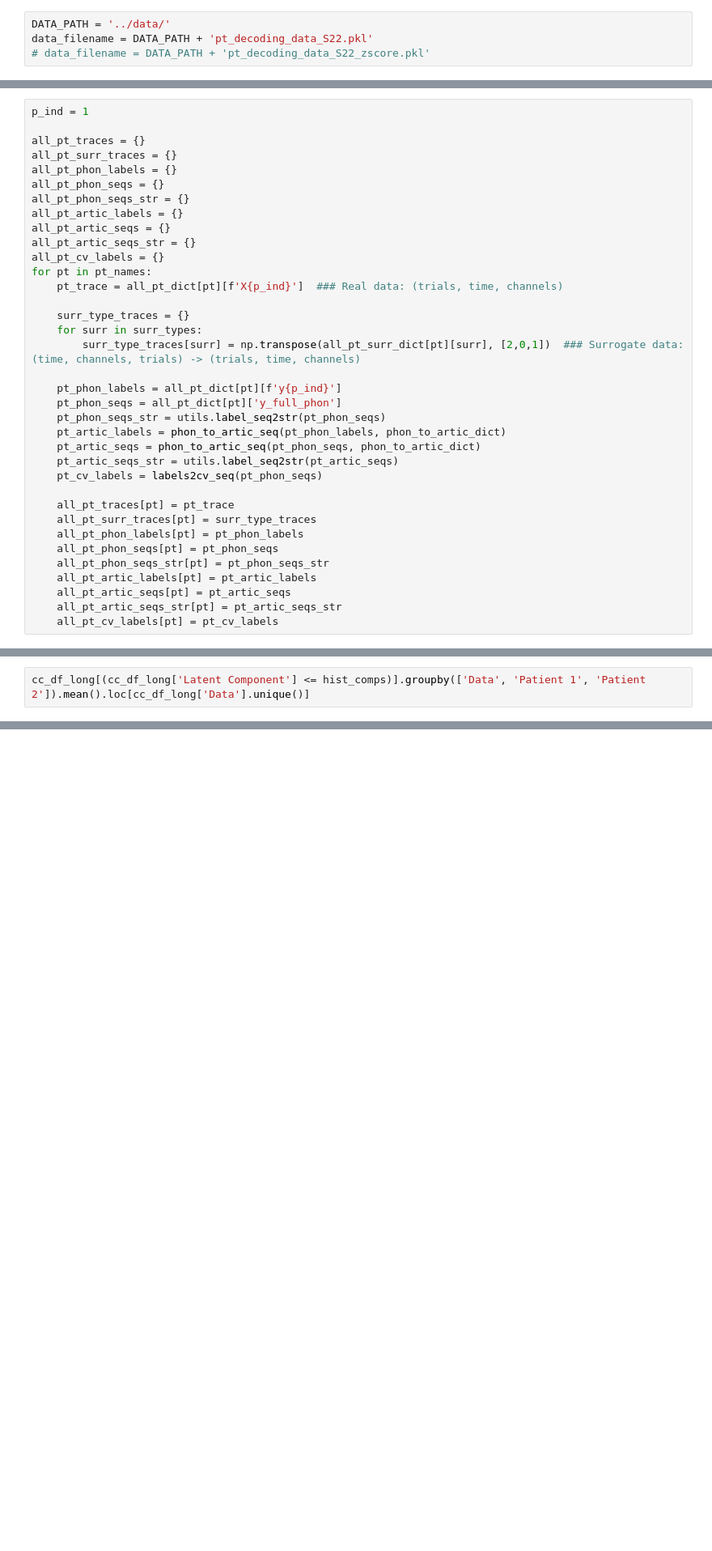
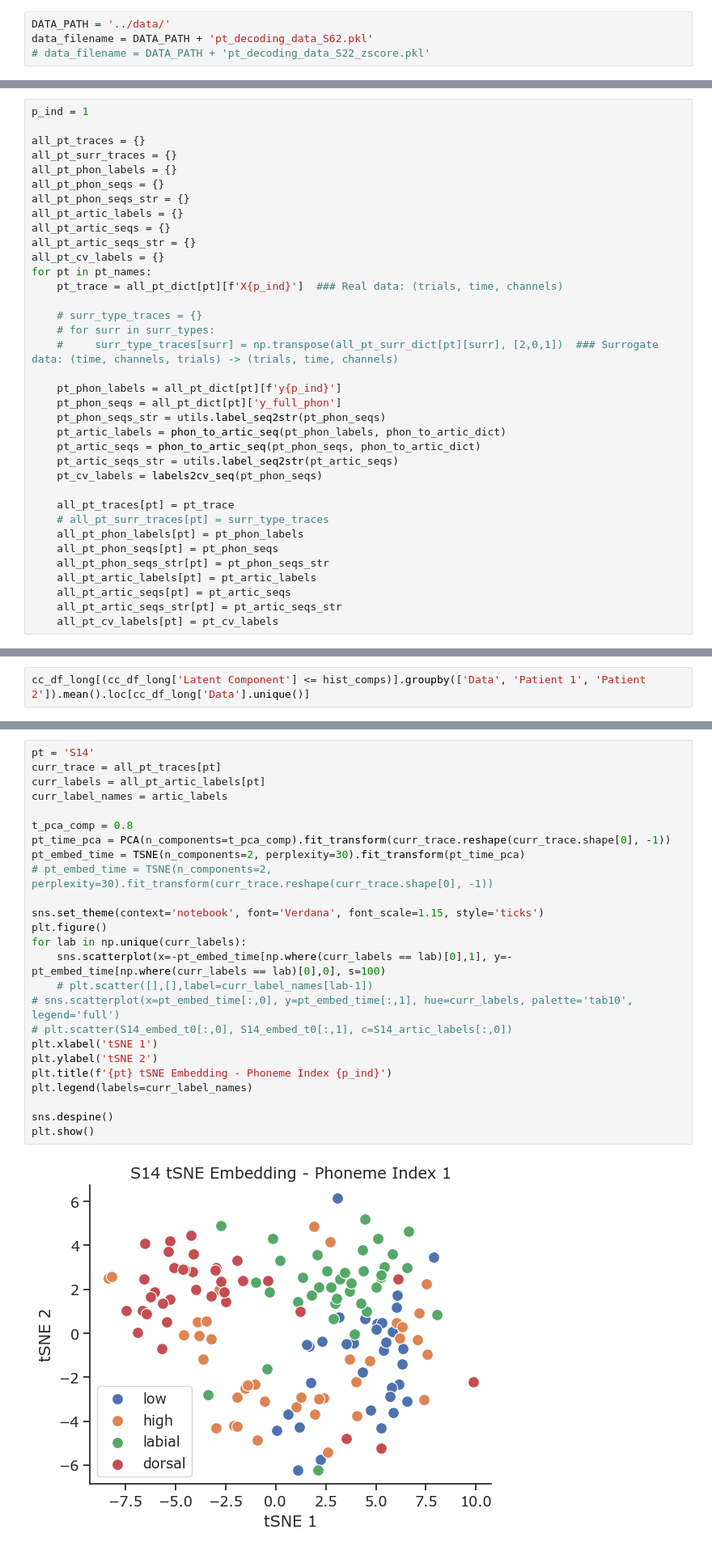
Before and after one commit to coganlab/cross_patient_speech_decoding, a Jupyter notebook: aligned_decoding/notebooks/cross_patient_vis.ipynb, the cells around one changed output, grey strips where cells are left out. Shown at 81% size. Cells and saved outputs as stored; diff of their text form; blank space fills up the shorter version.

```diff
--- a/aligned_decoding/notebooks/cross_patient_vis.ipynb
+++ b/aligned_decoding/notebooks/cross_patient_vis.ipynb
@@ -21,7 +21,7 @@ import alignment.alignment_utils as utils
 ### Real data
 # %%
 DATA_PATH = '../data/'
-data_filename = DATA_PATH + 'pt_decoding_data_S22.pkl'
+data_filename = DATA_PATH + 'pt_decoding_data_S62.pkl'
 # data_filename = DATA_PATH + 'pt_decoding_data_S22_zscore.pkl'
 # %%
 all_pt_dict = utils.load_pkl(data_filename)
@@ -116,9 +114,9 @@ all_pt_cv_labels = {}
 for pt in pt_names:
     pt_trace = all_pt_dict[pt][f'X{p_ind}']  ### Real data: (trials, time, channels)
 
-    surr_type_traces = {}
-    for surr in surr_types:
-        surr_type_traces[surr] = np.transpose(all_pt_surr_dict[pt][surr], [2,0,1])  ### Surrogate data: (time, channels, trials) -> (trials, time, channels)
+    # surr_type_traces = {}
+    # for surr in surr_types:
+    #     surr_type_traces[surr] = np.transpose(all_pt_surr_dict[pt][surr], [2,0,1])  ### Surrogate data: (time, channels, trials) -> (trials, time, channels)
 
     pt_phon_labels = all_pt_dict[pt][f'y{p_ind}']
     pt_phon_seqs = all_pt_dict[pt]['y_full_phon']
@@ -129,7 +127,7 @@ for pt in pt_names:
     pt_cv_labels = labels2cv_seq(pt_phon_seqs)
 
     all_pt_traces[pt] = pt_trace
-    all_pt_surr_traces[pt] = surr_type_traces
+    # all_pt_surr_traces[pt] = surr_type_traces
     all_pt_phon_labels[pt] = pt_phon_labels
     all_pt_phon_seqs[pt] = pt_phon_seqs
     all_pt_phon_seqs_str[pt] = pt_phon_seqs_str
@@ -365,0 +372,27 @@ cc_df_long[(cc_df_long['Latent Component'] <= hist_comps)].groupby(['Data', 'Pat
+# %%
+pt = 'S14'
+curr_trace = all_pt_traces[pt]
+curr_labels = all_pt_artic_labels[pt]
+curr_label_names = artic_labels
+
+t_pca_comp = 0.8
+pt_time_pca = PCA(n_components=t_pca_comp).fit_transform(curr_trace.reshape(curr_trace.shape[0], -1))
+pt_embed_time = TSNE(n_components=2, perplexity=30).fit_transform(pt_time_pca)
+# pt_embed_time = TSNE(n_components=2, perplexity=30).fit_transform(curr_trace.reshape(curr_trace.shape[0], -1))
+
+sns.set_theme(context='notebook', font='Verdana', font_scale=1.15, style='ticks')
+plt.figure()
+for lab in np.unique(curr_labels):
+    sns.scatterplot(x=-pt_embed_time[np.where(curr_labels == lab)[0],1], y=-pt_embed_time[np.where(curr_labels == lab)[0],0], s=100)
+    # plt.scatter([],[],label=curr_label_names[lab-1])
+# sns.scatterplot(x=pt_embed_time[:,0], y=pt_embed_time[:,1], hue=curr_labels, palette='tab10', legend='full')
+# plt.scatter(S14_embed_t0[:,0], S14_embed_t0[:,1], c=S14_artic_labels[:,0])
+plt.xlabel('tSNE 1')
+plt.ylabel('tSNE 2')
+plt.title(f'{pt} tSNE Embedding - Phoneme Index {p_ind}')
+plt.legend(labels=curr_label_names)
+
+sns.despine()
+plt.show()
+# %% [output]
+[figure, added]
```
Also changed, not shown: parts of 25 cells of this notebook.
